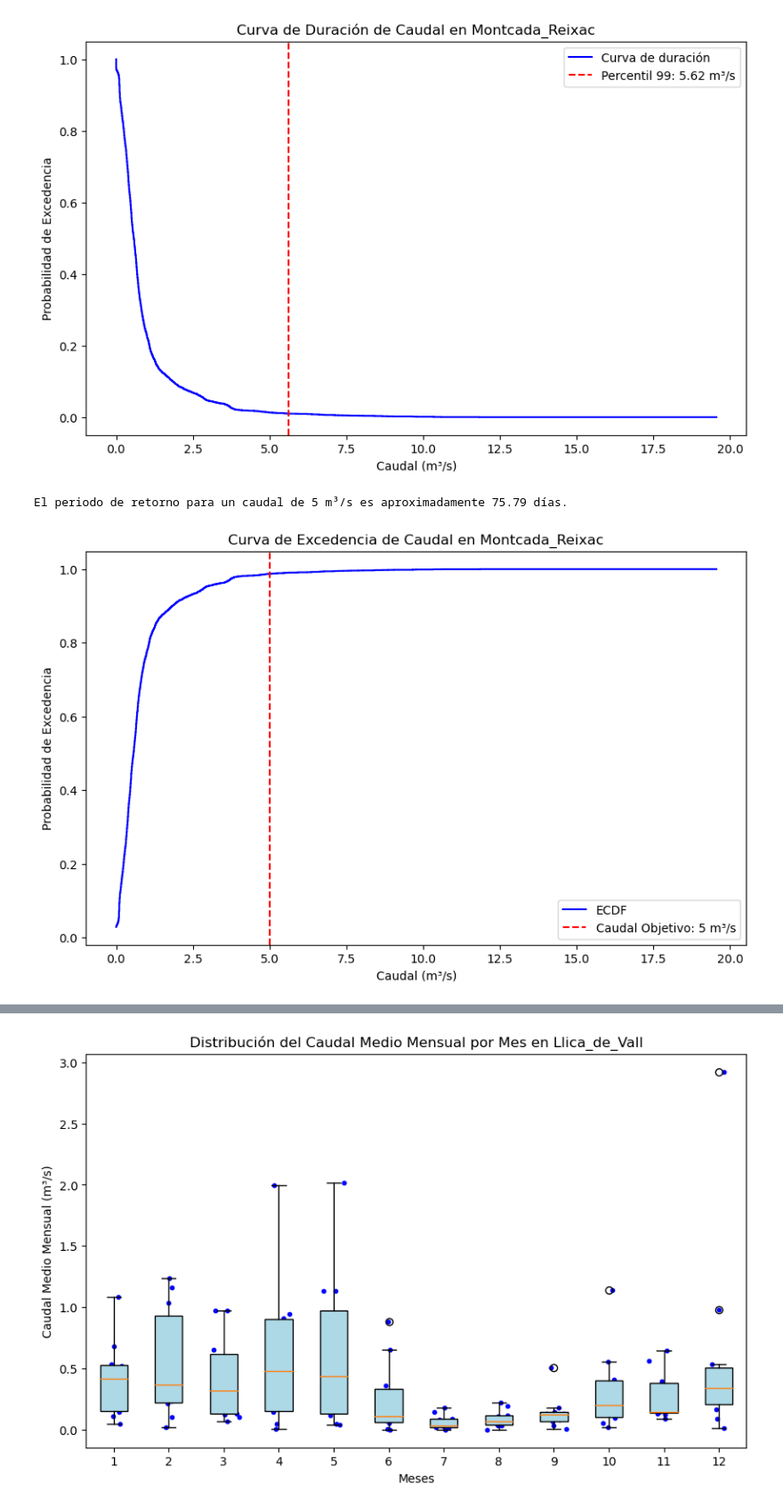
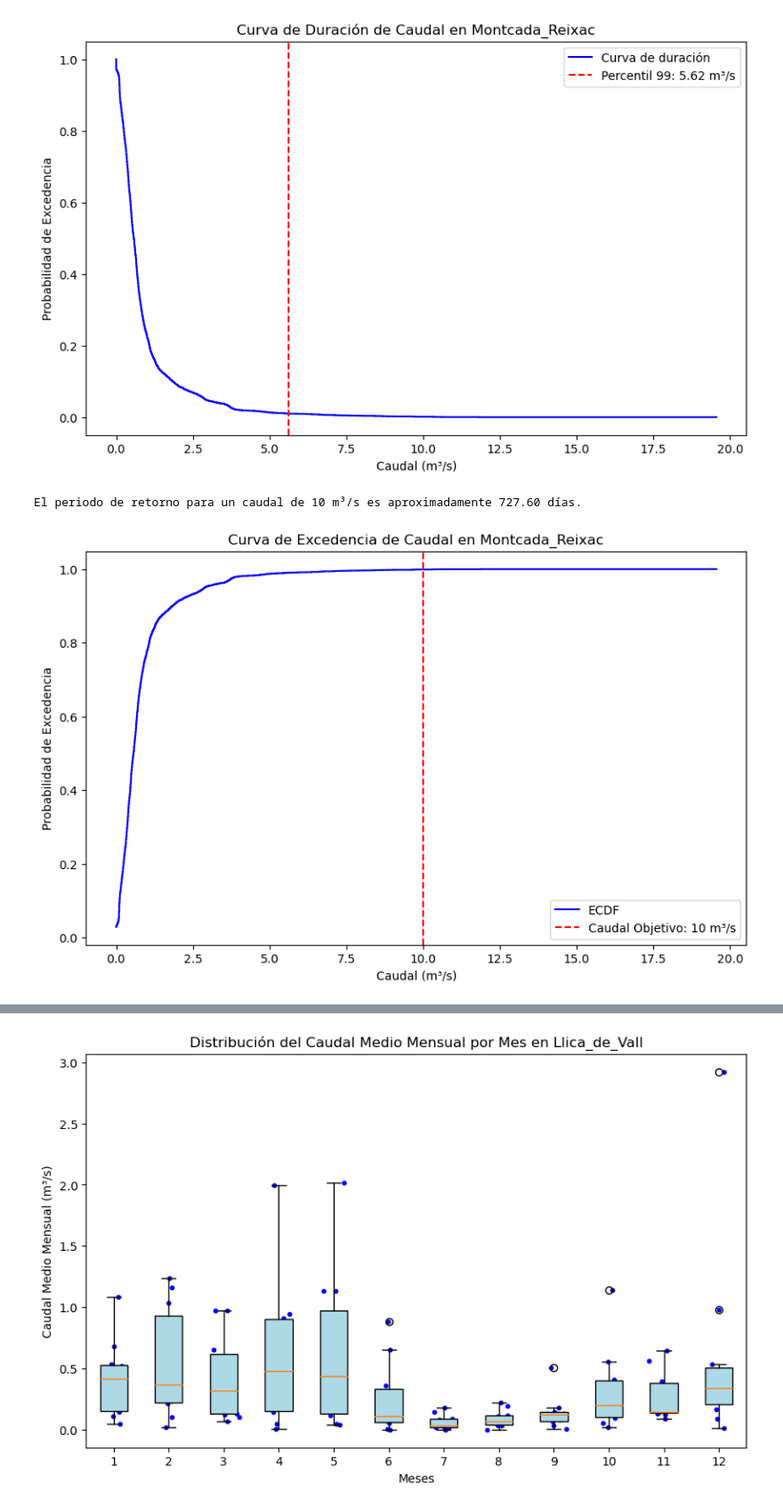
Before and after one commit to saosar/Hidrology, a Jupyter notebook: Estadistica/2SOAEstadistica.ipynb, the cells around one changed output, grey strips where cells are left out. Shown at 89% size. Drawn from its saved outputs; the diff is of its cells as text; code cells hidden in the pictures.

```diff
--- a/Estadistica/2SOAEstadistica.ipynb
+++ b/Estadistica/2SOAEstadistica.ipynb
@@ -647,38 +611,38 @@ sorted_caudal = DF_St['Valor'].sort_values(ascending=False).reset_index(drop=Tru
 ecdf = sm.distributions.ECDF(sorted_caudal)
 
 # 6. Definir el caudal objetivo para el cual queremos calcular el periodo de retorno
-caudal_objetivo = 5  # Caudal objetivo en m³/s
+caudal_objetivo = 10  # Caudal objetivo en m³/s
 
 # 7. Calcular la probabilidad de excedencia para el caudal objetivo
 # La probabilidad de excedencia es 1 - ECDF(caudal_objetivo)
 probabilidad_excedencia_objetivo = 1 - ecdf(caudal_objetivo)
 
 # 8. Calcular el periodo de retorno en días
 if probabilidad_excedencia_objetivo > 0:
     periodo_retorno = 1 / probabilidad_excedencia_objetivo
 else:
     periodo_retorno = np.inf  # Si no hay excedencia, el periodo de retorno es infinito
 
 # Imprimir el periodo de retorno
 print(f"El periodo de retorno para un caudal de {caudal_objetivo} m³/s es aproximadamente {periodo_retorno:.2f} días.")
 
 # 9. Graficar la curva ECDF
 plt.figure(figsize=(10, 6))
 plt.step(sorted_caudal, ecdf(sorted_caudal), where='post', color='blue', label='ECDF')
 
 # Añadir línea vertical para el caudal objetivo
 plt.axvline(x=caudal_objetivo, color='red', linestyle='--', label=f'Caudal Objetivo: {caudal_objetivo} m³/s')
 
 # Añadir títulos y etiquetas
 plt.title(f"Curva de Excedencia de Caudal en {nombreST}")
 plt.xlabel("Caudal (m³/s)")
 plt.ylabel("Probabilidad de Excedencia")
 
 # Añadir leyenda
 plt.legend()
 
 # Mostrar el gráfico
 plt.show()
 # %% [output]
-El periodo de retorno para un caudal de 5 m³/s es aproximadamente 75.79 días.
+El periodo de retorno para un caudal de 10 m³/s es aproximadamente 727.60 días.
-[figure, old version]
+[figure, new version]
```
Also changed, not shown: parts of 7 cells of this notebook, 3 other files.
